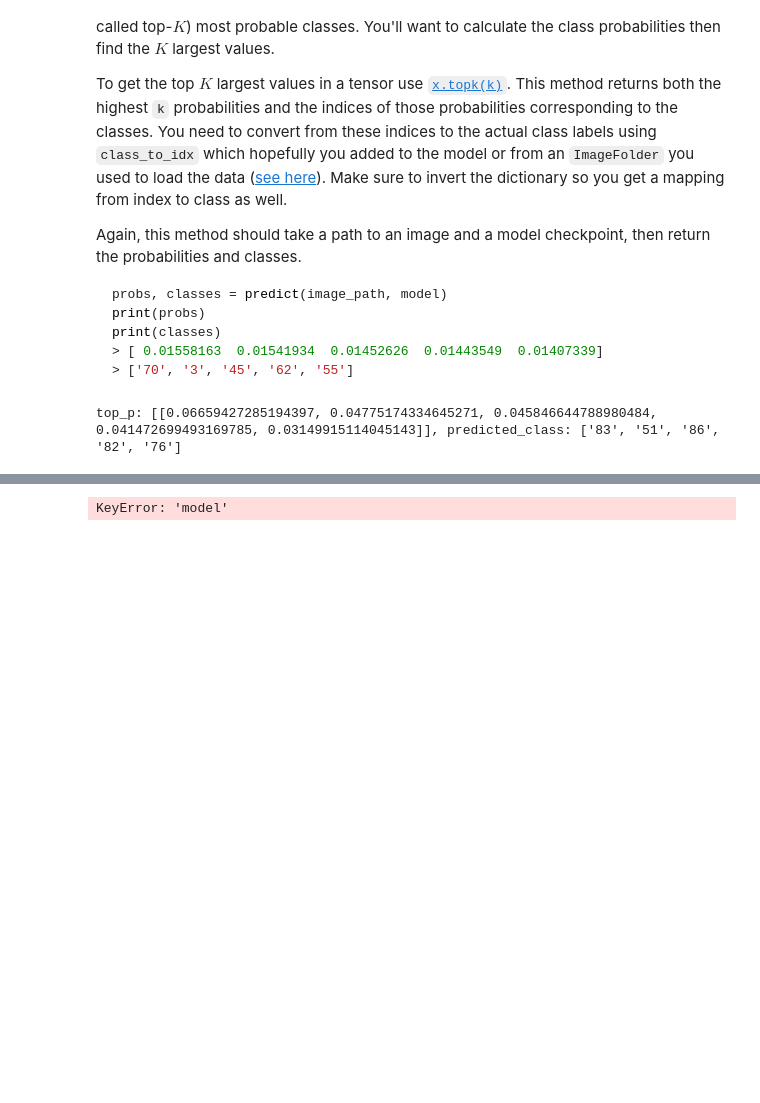
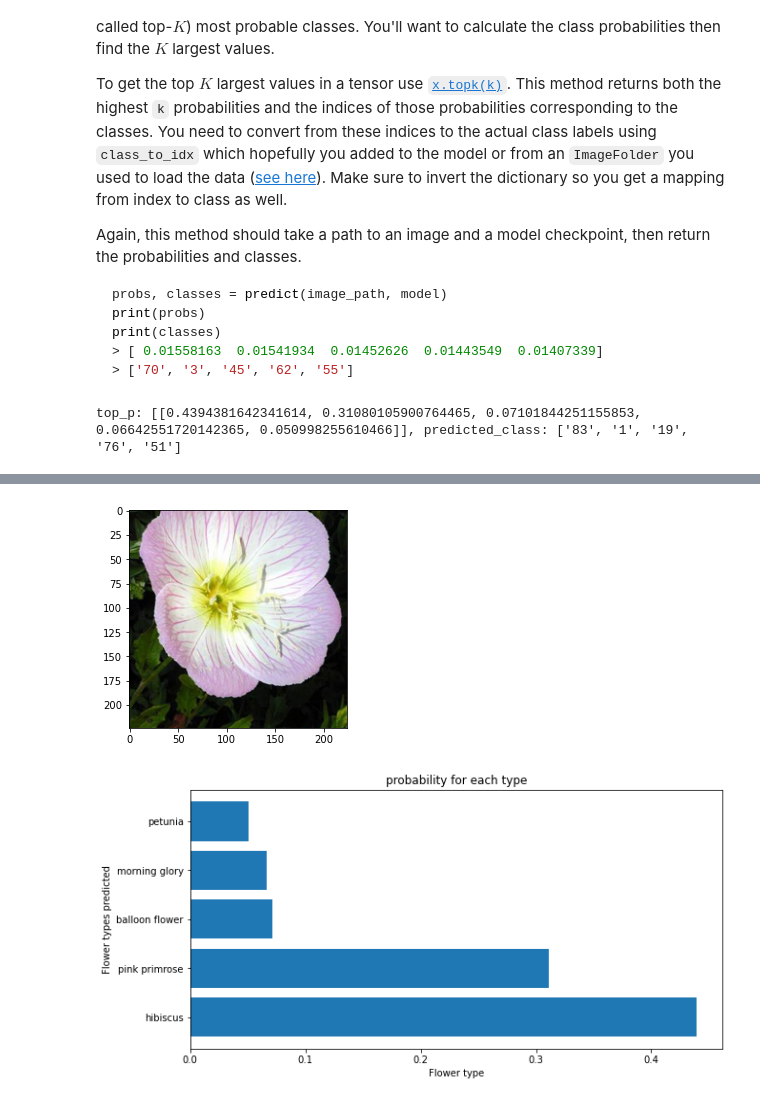
Before and after one commit to paskymail/Udacity_AI_image_classfier, a Jupyter notebook: Image_Classifier_Project.ipynb, the cells around one changed output, grey strips where cells are left out. Drawn from its saved outputs; the diff is of its cells as text; code cells hidden in the pictures; blank space fills up the shorter version.

Commit message:
reviewed and no errors

```diff
--- a/Image_Classifier_Project.ipynb
+++ b/Image_Classifier_Project.ipynb
@@ -157,7 +154,7 @@ model.classifier = classifier
 # Choose between GPU or CPU
 gpu = False
 device = torch.device('cuda' if gpu else 'cpu')
-epochs = 20
+epochs = 3
 
 #Move model to gpu or cpu
 model.to(device)
@@ -175,9 +172,9 @@ criterion = nn.NLLLoss()
 
 #define optimizer and select only the classifier parameters to be optimized
 
-learning_rate = 0.03
+learning_rate = 0.01
 
-optimizer = optim.Adam(model.classifier.parameters(), lr=learning_rate)
+optimizer = optim.SGD(model.classifier.parameters(), lr=learning_rate, momentum=0.9)
 
 #Train
 model.train()
@@ -220,10 +216,13 @@ torch.save(model.state_dict(), 'saved_models/model_weights_2.pth')
 gpu = False
 device = torch.device('cuda' if gpu else 'cpu')
 
+#Define criterion
+criterion = nn.NLLLoss()
+
 #Move model to gpu or cpu
 model.to(device)
 
-
+#Compute the validation loss and accuracy
 valid_loss = 0
 OKs = []
 valid_accuracy = 0
@@ -256,5 +255,5 @@ valid_loss = valid_loss/len(validloader)
 valid_accuracy = OKs.count(True)/len(OKs)
 
 
-print(f"Epoch {epoch}/{epochs}, Validation Loss: {valid_loss}, Validation accuracy: {valid_accuracy}")
+print(f"Validation Loss: {valid_loss}, Validation accuracy: {valid_accuracy}")
 # %% [output]
@@ -266,7 +265,7 @@ It's good practice to test your trained network on test data, images the network
 # %%
 # TODO: Do validation on the test set
 
-model.load_state_dict(torch.load('saved_models/model_weights.pth'))
+# model.load_state_dict(torch.load('saved_models/model_weights_T.pth'))
 
 
 # Choose between GPU or CPU
@@ -332,7 +331,7 @@ def save_checkpoint(checkpoint_path):
                 'class_to_idx': test_data.class_to_idx
                 }, checkpoint_path)
 # %%
-checkpoint_path = 'saved_models/model_checkpoint_2.pth'
+checkpoint_path = 'saved_models/model_checkpoint_T.pth'
 
 save_checkpoint(checkpoint_path)
 # %% [markdown]
@@ -533,7 +534,7 @@ def predict(image_path, model, topk=5):
 
     return probs, predicted_class
 # %%
-checkpoint = 'saved_models/model_checkpoint.pth'
+checkpoint = 'saved_models/model_checkpoint_T.pth'
 image_input = "flowers/test/1/image_06743.jpg"
 topk=5
 
@@ -543,7 +544,7 @@ probs, classes = predict(image_input, model, topk)
 
 print(f"top_p: {probs}, predicted_class: {classes}")
 # %% [output]
-top_p: [[0.06659427285194397, 0.04775174334645271, 0.045846644788980484, 0.041472699493169785, 0.03149915114045143]], predicted_class: ['83', '51', '86', '82', '76']
+top_p: [[0.4394381642341614, 0.31080105900764465, 0.07101844251155853, 0.06642551720142365, 0.050998255610466]], predicted_class: ['83', '1', '19', '76', '51']
 # %% [markdown]
 ## Sanity Checking
 
@@ -555,37 +556,38 @@ You can convert from the class integer encoding to actual flower names with the
 # %%
 # TODO: Display an image along with the top 5 classes
 
-checkpoint = 'saved_models/model_checkpoint.pth'
+checkpoint = 'saved_models/model_checkpoint_T.pth'
 image_input = "flowers/test/1/image_06743.jpg"
 
 model = load_checkpoint(checkpoint)
 
 #Open image
 image = Image.open(image_input)
 
 #Process image
 processed_image = process_image(image)
 
 #Show image
 ax = imshow(processed_image, ax=None, title=None)
 
 #Compute prbailities and classes
 probs, classes = predict(image_input, model, topk=5)
 
 #Get the names
 predicted_names = []
 for k in classes:
     predicted_names.append(cat_to_name[k])
 
 fig = plt.figure(figsize=(10, 5))
 
 
 
 # creating the bar plot
 plt.barh(predicted_names, probs[0], height=0.8, left=None, align='center')
 plt.xlabel("Flower type")
 plt.ylabel("Flower types predicted")
 plt.title("probability for each type")
 plt.show()
 # %% [output]
-KeyError: 'model'
+[figure, added]
+[figure, added]
```
Also changed, not shown: parts of 7 cells of this notebook, 4 other files.
